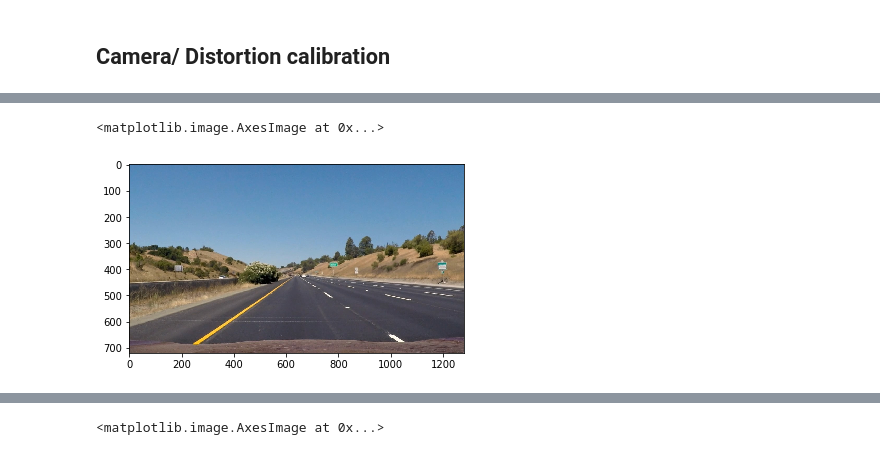
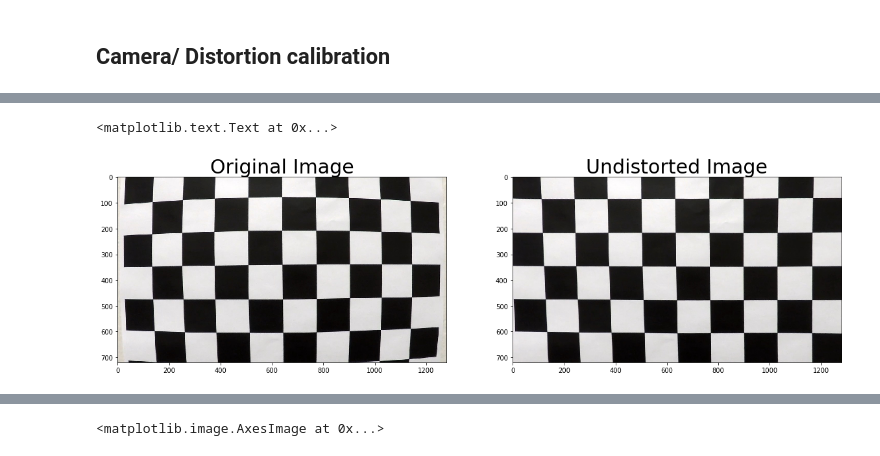
Before and after one commit to satoshikumano/CarND-Advanced-Lane-Lines-Submission, a Jupyter notebook: AdvancedLaneFinding.ipynb, the cells around one changed output, grey strips where cells are left out. Saved outputs shown, nothing was run; the diff lists cells and outputs as text; code cells hidden in the pictures.

```diff
--- a/AdvancedLaneFinding.ipynb
+++ b/AdvancedLaneFinding.ipynb
@@ -46,7 +3,59 @@ plt.imshow(calib_undist)
-# %%
-img = mpimg.imread('./test_images/straight_lines1.jpg')
-plt.imshow(img)
-# %% [output]
-<matplotlib.image.AxesImage at 0x...>
-[figure, removed]
+# %%
+import numpy as np
+import cv2
+import matplotlib.pyplot as plt
+import glob
+import pickle
+
+import matplotlib.image as mpimg
+%matplotlib inline
+
+nx = 9
+ny = 5
+
+# prepare object points, like (0,0,0), (1,0,0), (2,0,0) ....,(8,4,0)
+objp = np.zeros((ny*nx,3), np.float32)
+objp[:,:2] = np.mgrid[0:nx, 0:ny].T.reshape(-1,2)
+
+# Arrays to store object points and image points from all the images.
+objpoints = [] # 3d points in real world space
+imgpoints = [] # 2d points in image plane.
+
+# Make a list of calibration images
+images = glob.glob('./camera_cal/calibration1*.jpg')
+
+# Step through the list and search for chessboard corners
+for idx, fname in enumerate(images):
+    img = cv2.imread(fname)
+    gray = cv2.cvtColor(img, cv2.COLOR_BGR2GRAY)
+
+    # Find the chessboard corners
+    ret, corners = cv2.findChessboardCorners(gray, (nx,ny), None)
+
+    if ret == True:
+        objpoints.append(objp)
+        imgpoints.append(corners)
+
+        ret, mtx, dist, rvecs, tvecs = cv2.calibrateCamera(objpoints, imgpoints, img.shape[0:2], None, None)
+
+
+# Save mtx, dist
+# Save the camera calibration result for later use (we won't worry about rvecs / tvecs)
+dist_pickle = {}
+dist_pickle["mtx"] = mtx
+dist_pickle["dist"] = dist
+pickle.dump( dist_pickle, open( "./calibration_result/calibration_result_pickle.p", "wb" ) )
+
+# Check result with a single image.
+sample = mpimg.imread('./camera_cal/calibration1.jpg')
+sample_undist = cv2.undistort(sample, mtx, dist, None, mtx)
+
+f, (ax1, ax2) = plt.subplots(1, 2, figsize=(20,10))
+ax1.imshow(sample)
+ax1.set_title('Original Image', fontsize=30)
+ax2.imshow(sample_undist)
+ax2.set_title('Undistorted Image', fontsize=30)
+# %% [output]
+<matplotlib.text.Text at 0x...>
+[figure, added]
 # %%
```
Also changed, not shown: parts of 3 cells of this notebook.
